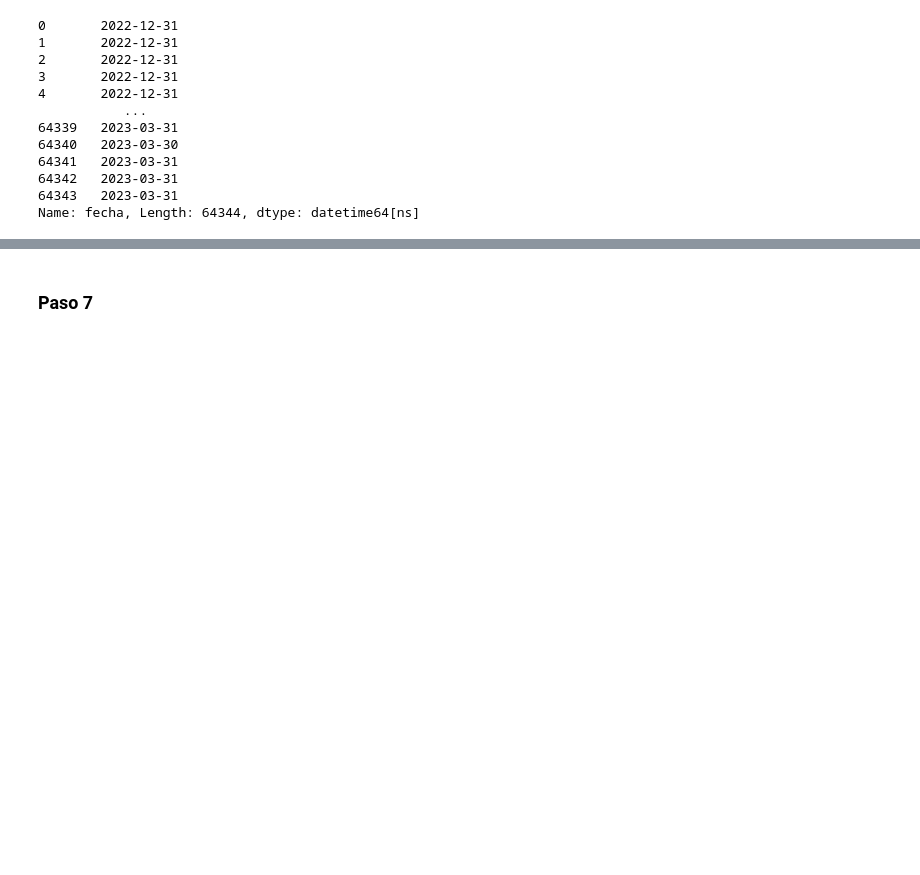
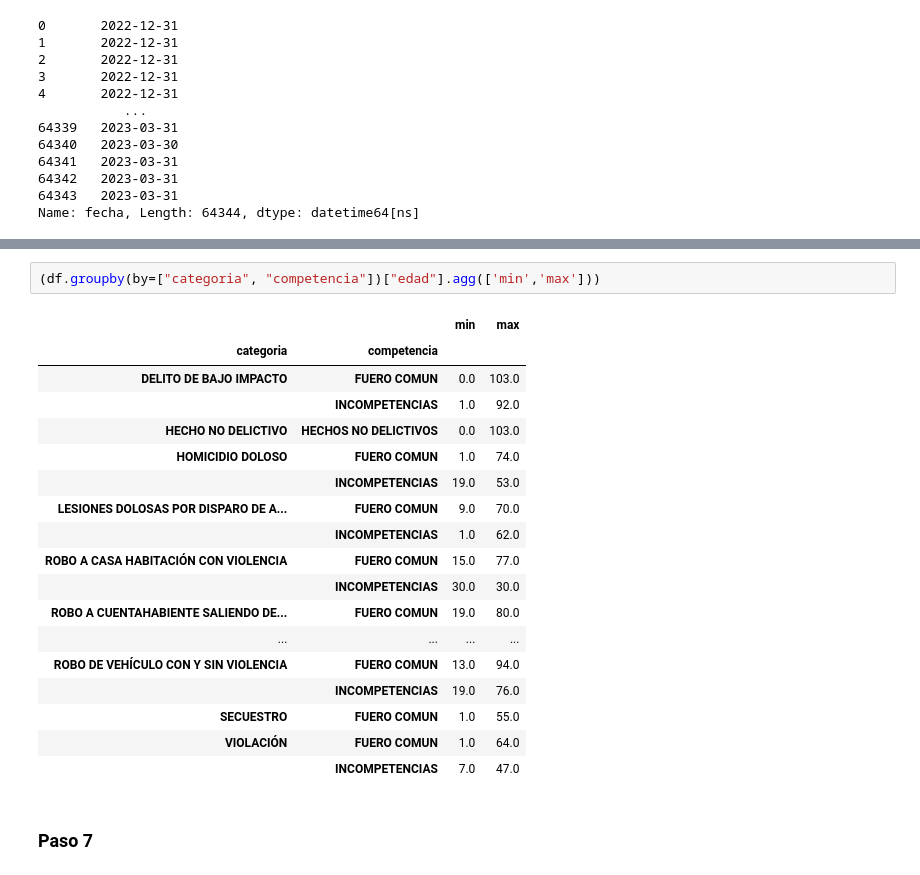
Before and after one commit to porto-o/analisis_carpetas_investigacion, a Jupyter notebook: analisis_2023.ipynb, the cells around one changed output, grey strips where cells are left out. Cells and saved outputs as stored; diff of their text form; blank space fills up the shorter version.

```diff
--- a/analisis_2023.ipynb
+++ b/analisis_2023.ipynb
@@ -229,2 +220,23 @@ También unos más complejos como el KNN imputation, extrapolación
+# %%
+(df.groupby(by=["categoria", "competencia"])["edad"].agg(['min','max']))
+# %% [output]
+|  |  | min | max |
+| categoria | competencia |  |  |
+| DELITO DE BAJO IMPACTO | FUERO COMUN | 0.0 | 103.0 |
+|  | INCOMPETENCIAS | 1.0 | 92.0 |
+| HECHO NO DELICTIVO | HECHOS NO DELICTIVOS | 0.0 | 103.0 |
+| HOMICIDIO DOLOSO | FUERO COMUN | 1.0 | 74.0 |
+|  | INCOMPETENCIAS | 19.0 | 53.0 |
+| LESIONES DOLOSAS POR DISPARO DE A... | FUERO COMUN | 9.0 | 70.0 |
+|  | INCOMPETENCIAS | 1.0 | 62.0 |
+| ROBO A CASA HABITACIÓN CON VIOLENCIA | FUERO COMUN | 15.0 | 77.0 |
+|  | INCOMPETENCIAS | 30.0 | 30.0 |
+| ROBO A CUENTAHABIENTE SALIENDO DE... | FUERO COMUN | 19.0 | 80.0 |
+| ... | ... | ... | ... |
+| ROBO DE VEHÍCULO CON Y SIN VIOLENCIA | FUERO COMUN | 13.0 | 94.0 |
+|  | INCOMPETENCIAS | 19.0 | 76.0 |
+| SECUESTRO | FUERO COMUN | 1.0 | 55.0 |
+| VIOLACIÓN | FUERO COMUN | 1.0 | 64.0 |
+|  | INCOMPETENCIAS | 7.0 | 47.0 |
 # %% [markdown]
 ### Paso 7
```
Also changed, not shown: parts of 5 cells of this notebook.
